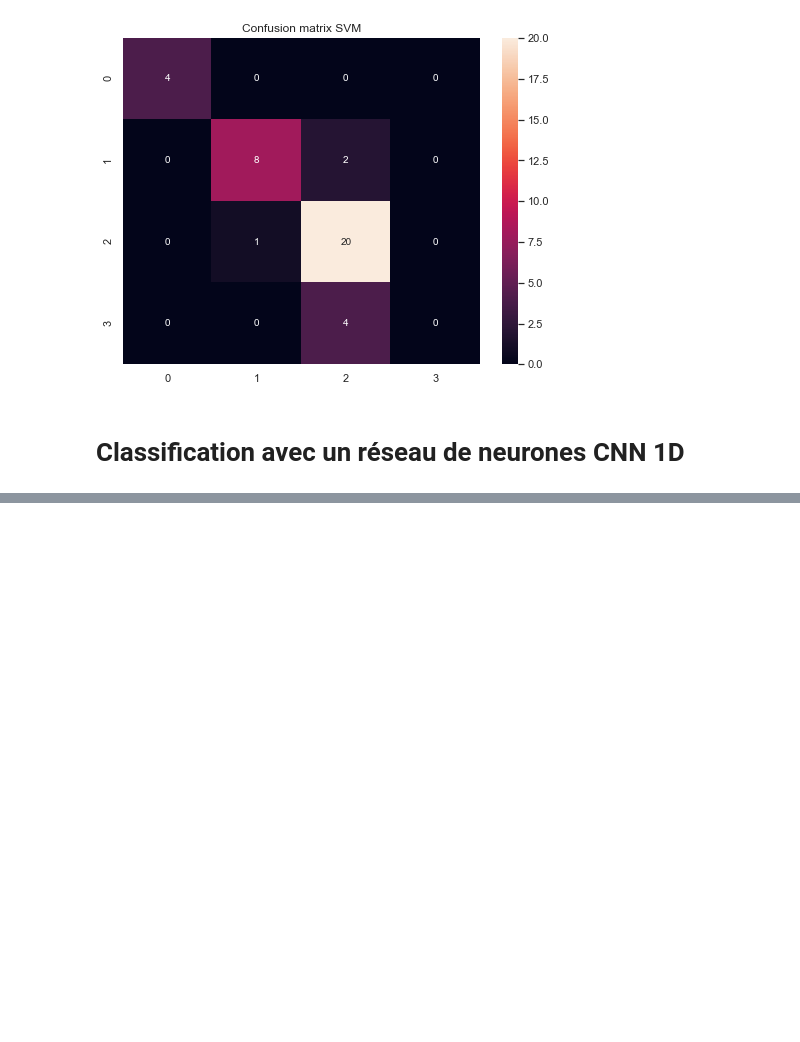
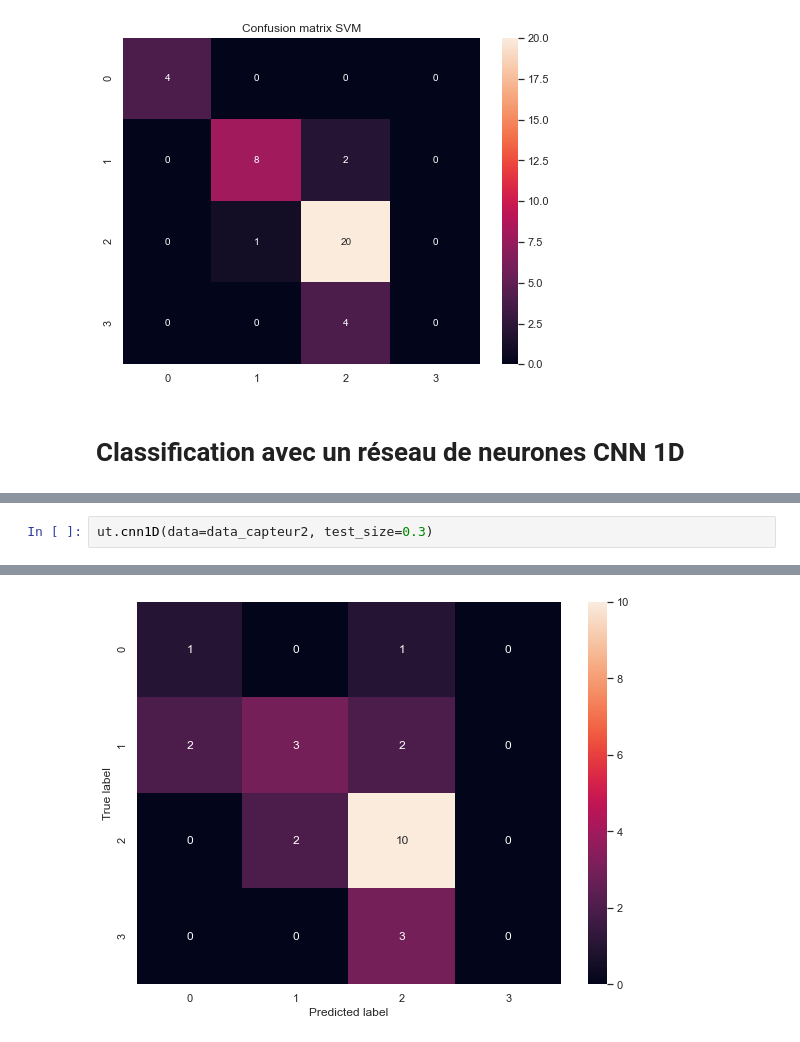
Before and after one commit to MohamedNennouche/COPD-Detection, a Jupyter notebook: COPD-one-1D-signal.ipynb, the cells around one changed output, grey strips where cells are left out. Saved outputs shown, nothing was run; the diff lists cells and outputs as text; blank space fills up the shorter version.

```diff
--- a/COPD-1D-signals.ipynb
+++ b/COPD-one-1D-signal.ipynb
@@ -644,0 +422,3 @@ plt.show()
+# %%
+ut.cnn1D(data=data_capteur2, test_size=0.3)
+# %% [output]
@@ -644,0 +442 @@ plt.show()
+[figure, added]
```
Also changed, not shown: parts of 59 cells of this notebook, 5 other files.
